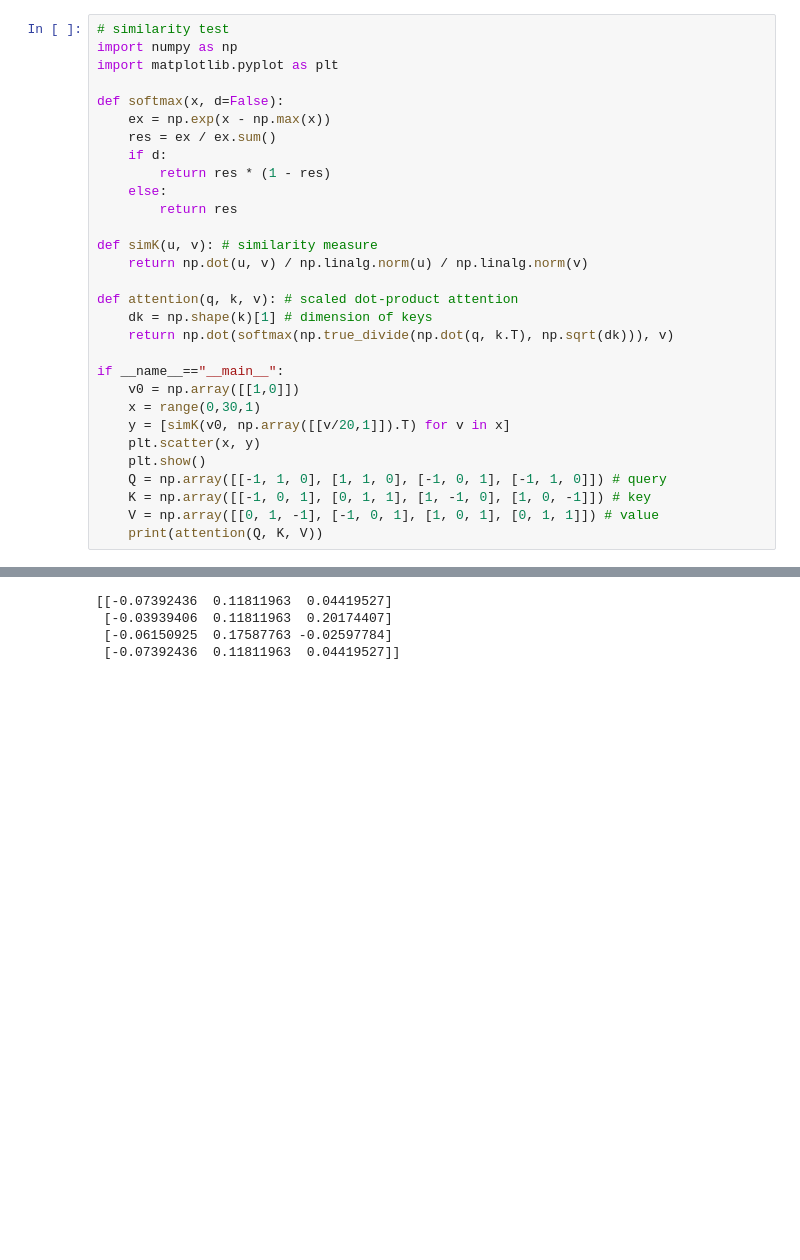
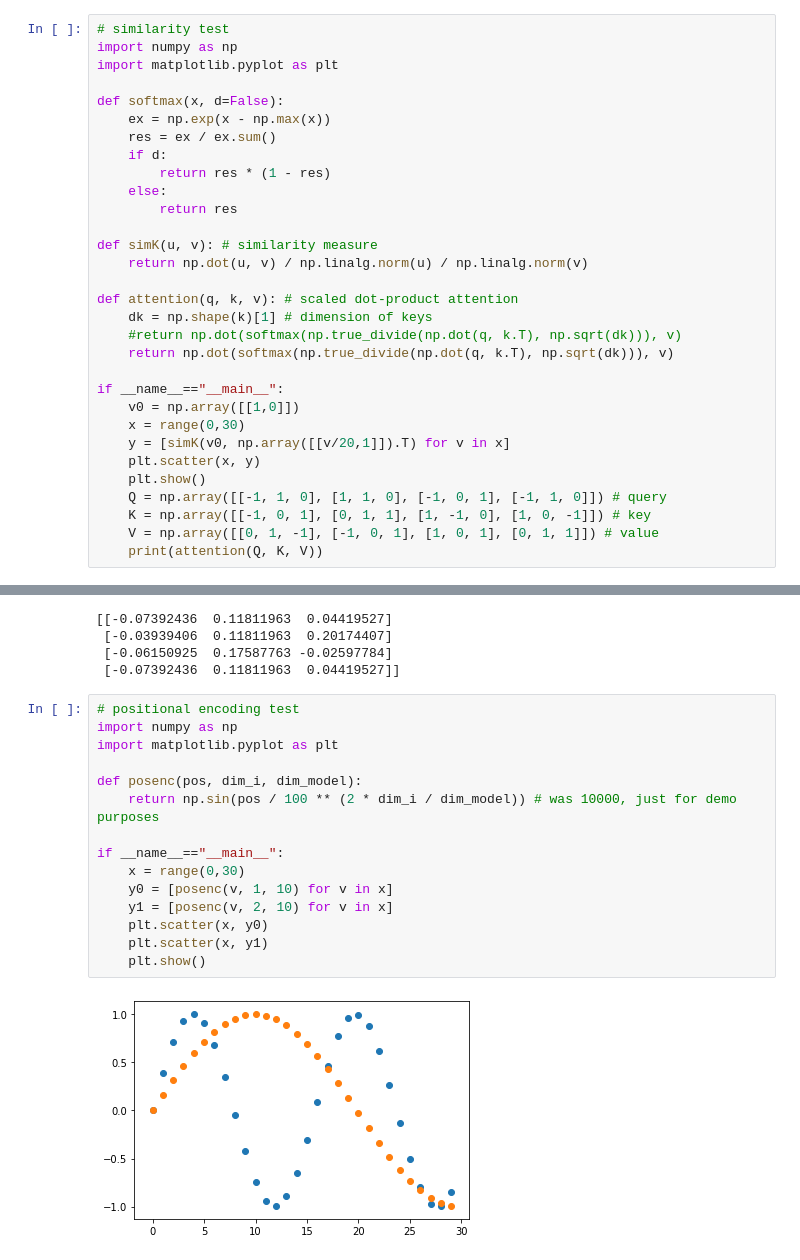
Before and after one commit to Unilmalas/EndToEndMemRNN, a Jupyter notebook: NTM 0.ipynb, the cells around one changed output, grey strips where cells are left out. Cells and saved outputs as stored; diff of their text form; blank space fills up the shorter version.

Commit message:
added tests for components of attention
all components tested, now on to build

```diff
--- a/NTM 0.ipynb
+++ b/NTM 0.ipynb
@@ -500,11 +500,12 @@ def simK(u, v): # similarity measure
 
 def attention(q, k, v): # scaled dot-product attention
     dk = np.shape(k)[1] # dimension of keys
+    #return np.dot(softmax(np.true_divide(np.dot(q, k.T), np.sqrt(dk))), v)
     return np.dot(softmax(np.true_divide(np.dot(q, k.T), np.sqrt(dk))), v)
 
 if __name__=="__main__":
     v0 = np.array([[1,0]])
-    x = range(0,30,1)
+    x = range(0,30)
     y = [simK(v0, np.array([[v/20,1]]).T) for v in x]
     plt.scatter(x, y)
     plt.show()
@@ -518,3 +519,20 @@ if __name__=="__main__":
  [-0.03939406  0.11811963  0.20174407]
  [-0.06150925  0.17587763 -0.02597784]
  [-0.07392436  0.11811963  0.04419527]]
+# %%
+# positional encoding test
+import numpy as np
+import matplotlib.pyplot as plt
+
+def posenc(pos, dim_i, dim_model):
+    return np.sin(pos / 100 ** (2 * dim_i / dim_model)) # was 10000, just for demo purposes
+
+if __name__=="__main__":
+    x = range(0,30)
+    y0 = [posenc(v, 1, 10) for v in x]
+    y1 = [posenc(v, 2, 10) for v in x]
+    plt.scatter(x, y0)
+    plt.scatter(x, y1)
+    plt.show()
+# %% [output]
+[figure, added]
```
Also changed, not shown: parts of 2 cells of this notebook.
